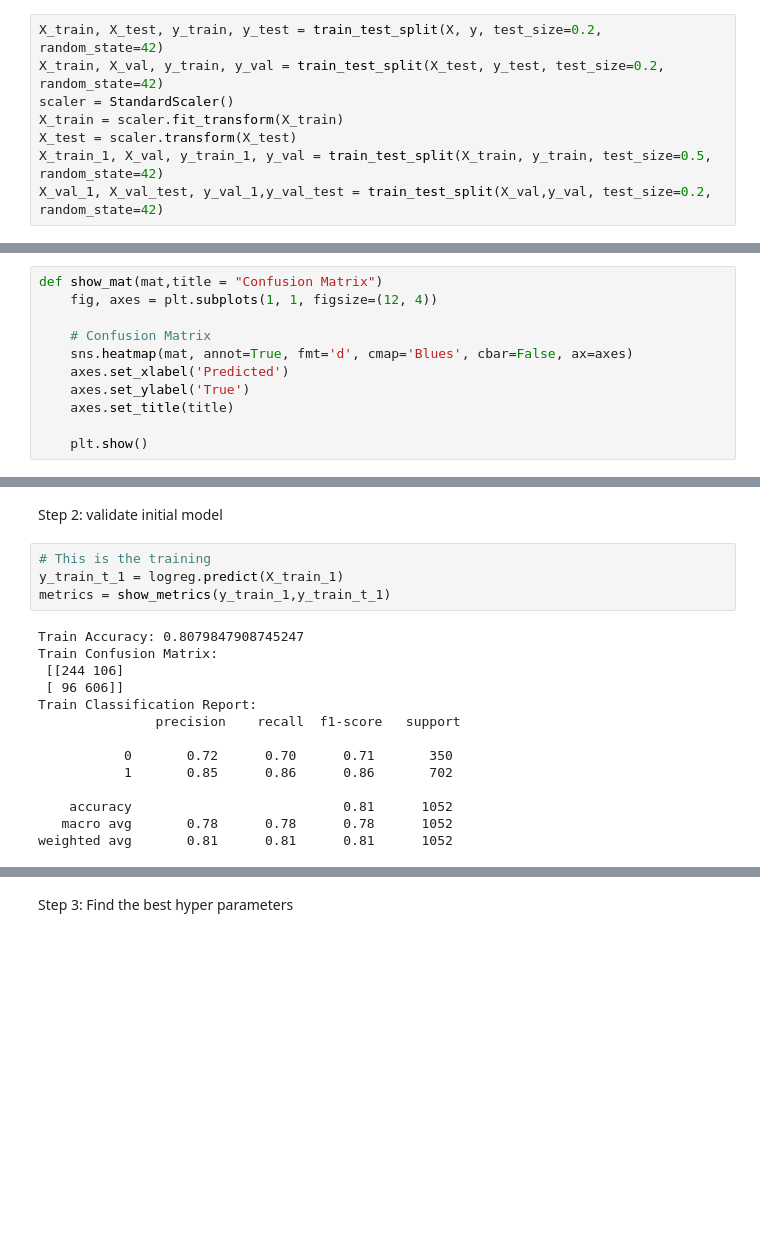
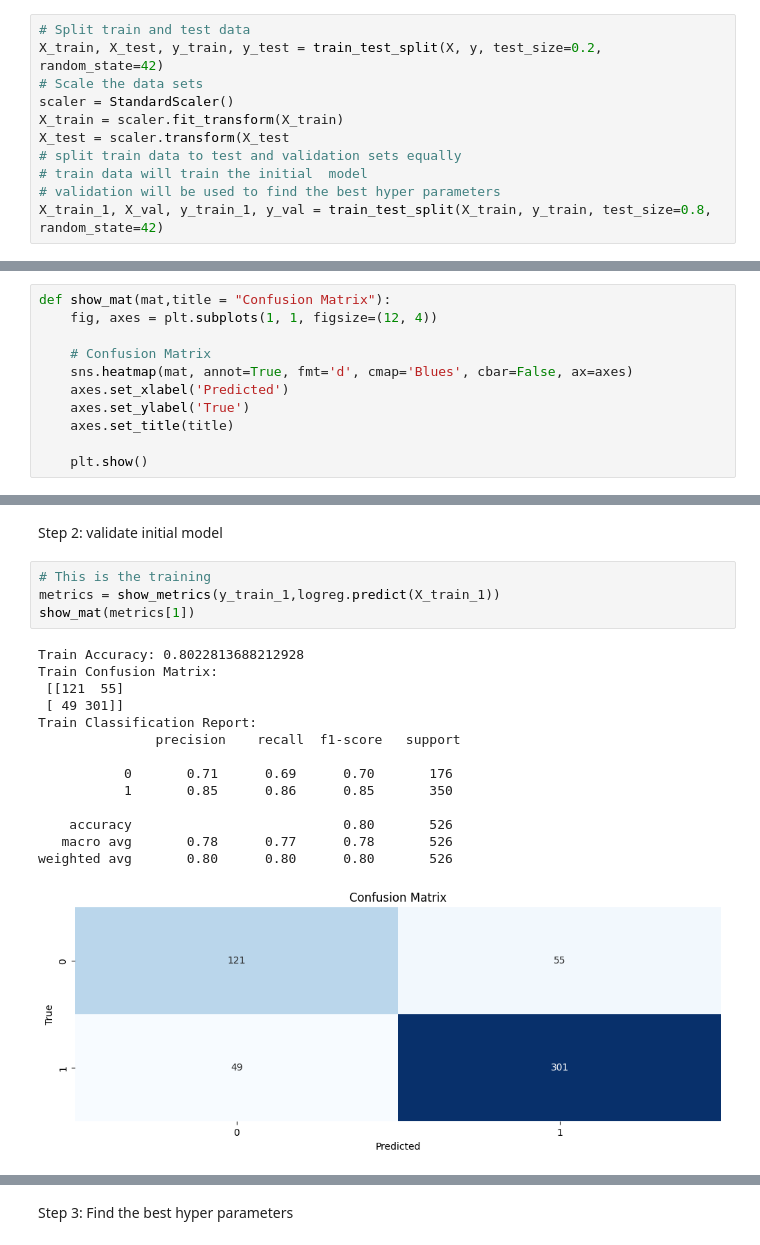
Before and after one commit to tamadNaBrowNie/stintsy_mco, a Jupyter notebook: MCO1.ipynb, the cells around one changed output, grey strips where cells are left out. Cells and saved outputs as stored; diff of their text form; blank space fills up the shorter version.

```diff
--- a/MCO1.ipynb
+++ b/MCO1.ipynb
@@ -168,13 +168,16 @@ Distribution of home and away scores:
 # %% [markdown]
 # Data set splitting
 # %%
+# Split train and test data
 X_train, X_test, y_train, y_test = train_test_split(X, y, test_size=0.2, random_state=42)
-X_train, X_val, y_train, y_val = train_test_split(X_test, y_test, test_size=0.2, random_state=42)
+# Scale the data sets
 scaler = StandardScaler()
 X_train = scaler.fit_transform(X_train)
-X_test = scaler.transform(X_test)
-X_train_1, X_val, y_train_1, y_val = train_test_split(X_train, y_train, test_size=0.5, random_state=42)
-X_val_1, X_val_test, y_val_1,y_val_test = train_test_split(X_val,y_val, test_size=0.2, random_state=42)
+X_test = scaler.transform(X_test
+# split train data to test and validation sets equally
+# train data will train the initial  model
+# validation will be used to find the best hyper parameters
+X_train_1, X_val, y_train_1, y_val = train_test_split(X_train, y_train, test_size=0.8, random_state=42)
 # %% [markdown]
 # Helpers
 The cells below contain functions that will help with displaying things later
@@ -193,7 +196,7 @@ def show_metrics(true,predictions,mode = "Train"):
     print(f"{mode} Classification Report:\n", classification_rep)
     return accuracy, conf_matrix,classification_rep
 # %%
-def show_mat(mat,title = "Confusion Matrix")
+def show_mat(mat,title = "Confusion Matrix"):
     fig, axes = plt.subplots(1, 1, figsize=(12, 4))
 
     # Confusion Matrix
@@ -219,21 +220,22 @@ LogisticRegression(n_jobs=-1)
 Step 2: validate initial model
 # %%
 # This is the training
-y_train_t_1 = logreg.predict(X_train_1)
-metrics = show_metrics(y_train_1,y_train_t_1)
+metrics = show_metrics(y_train_1,logreg.predict(X_train_1))
+show_mat(metrics[1])
 # %% [output]
-Train Accuracy: 0.8079847908745247
+Train Accuracy: 0.8022813688212928
 Train Confusion Matrix:
- [[244 106]
- [ 96 606]]
+ [[121  55]
+ [ 49 301]]
 Train Classification Report:
                precision    recall  f1-score   support
 
-           0       0.72      0.70      0.71       350
-           1       0.85      0.86      0.86       702
+           0       0.71      0.69      0.70       176
+           1       0.85      0.86      0.85       350
 
-    accuracy                           0.81      1052
-   macro avg       0.78      0.78      0.78      1052
-weighted avg       0.81      0.81      0.81      1052
+    accuracy                           0.80       526
+   macro avg       0.78      0.77      0.78       526
+weighted avg       0.80      0.80      0.80       526
+[figure, added]
 # %%
 # get test accuracy with a validation set
```
Also changed, not shown: parts of 10 cells of this notebook.
